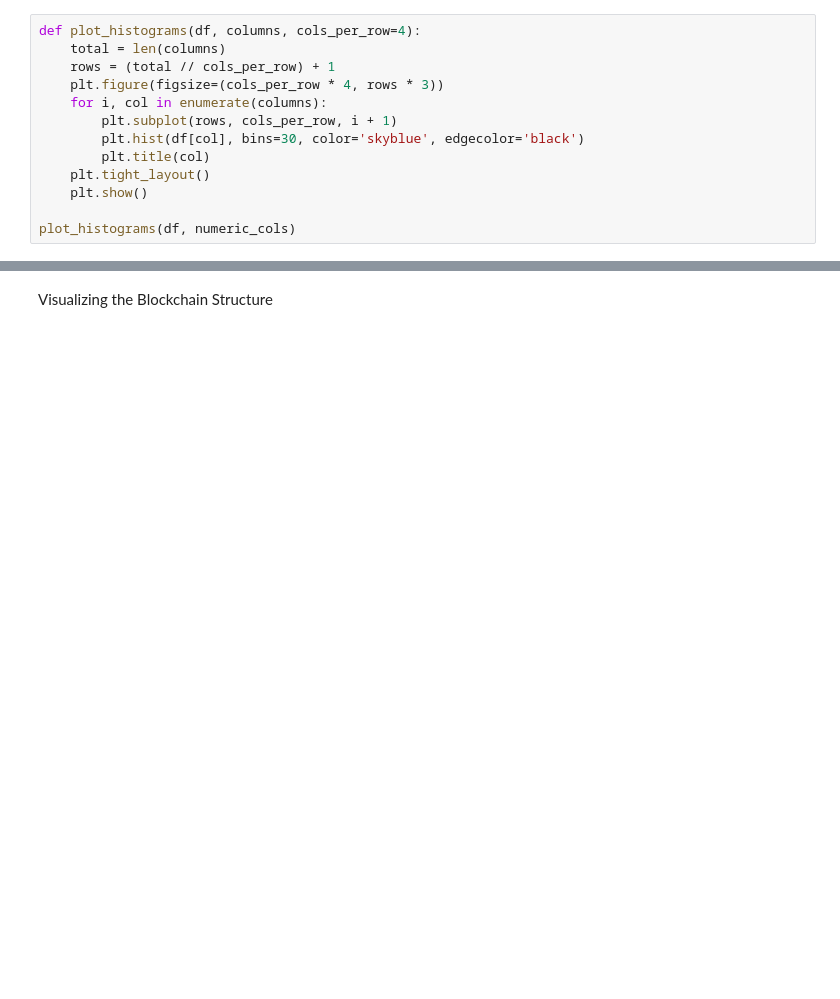
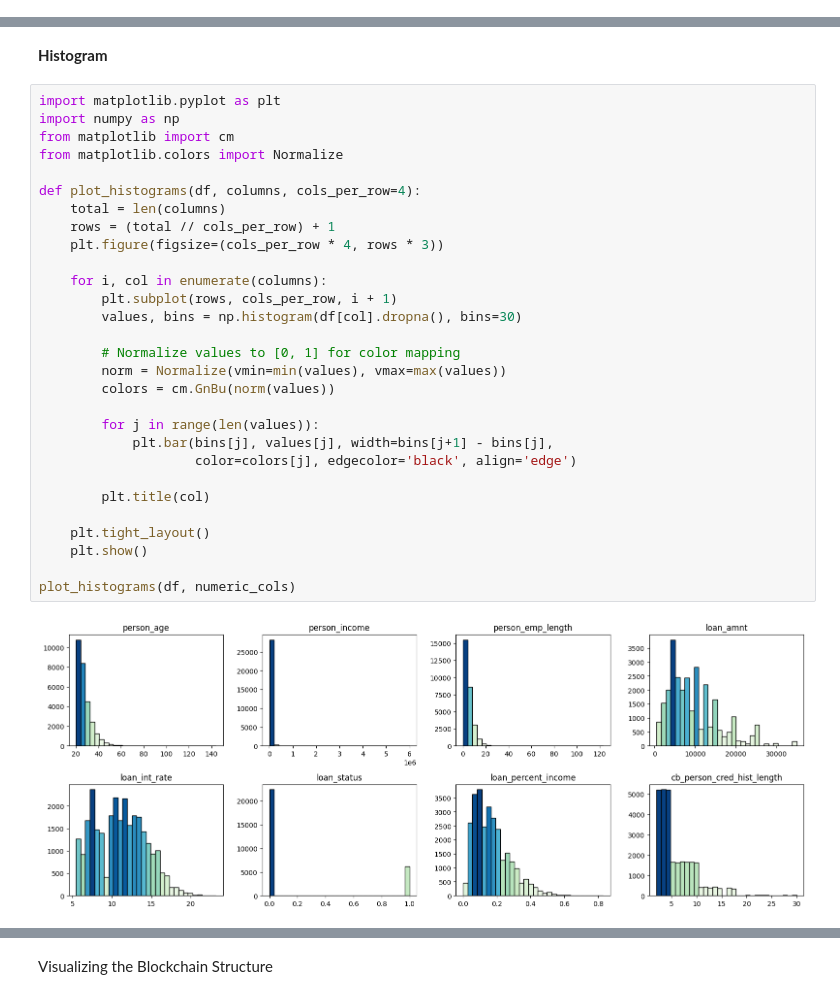
Before and after one commit to Monirules/Zero-Knowledge-Proof-based-Merkle-Tree-Enhanced-Credit-Score, a Jupyter notebook: Credit_Score_Blockchain_Final.ipynb, the cells around one changed output, grey strips where cells are left out. Saved outputs shown, nothing was run; the diff lists cells and outputs as text; blank space fills up the shorter version.

```diff
--- a/Credit_Score_Blockchain_Final.ipynb
+++ b/Credit_Score_Blockchain_Final.ipynb
@@ -186,13 +0,0 @@ plot_box_plots(df, numeric_cols)
-# %%
-def plot_histograms(df, columns, cols_per_row=4):
-    total = len(columns)
-    rows = (total // cols_per_row) + 1
-    plt.figure(figsize=(cols_per_row * 4, rows * 3))
-    for i, col in enumerate(columns):
-        plt.subplot(rows, cols_per_row, i + 1)
-        plt.hist(df[col], bins=30, color='skyblue', edgecolor='black')
-        plt.title(col)
-    plt.tight_layout()
-    plt.show()
-
-plot_histograms(df, numeric_cols)
@@ -456,0 +89,33 @@ Graph representation of a Merkle Tree
+# %% [markdown]
+**Histogram**
+# %%
+import matplotlib.pyplot as plt
+import numpy as np
+from matplotlib import cm
+from matplotlib.colors import Normalize
+
+def plot_histograms(df, columns, cols_per_row=4):
+    total = len(columns)
+    rows = (total // cols_per_row) + 1
+    plt.figure(figsize=(cols_per_row * 4, rows * 3))
+
+    for i, col in enumerate(columns):
+        plt.subplot(rows, cols_per_row, i + 1)
+        values, bins = np.histogram(df[col].dropna(), bins=30)
+
+        # Normalize values to [0, 1] for color mapping
+        norm = Normalize(vmin=min(values), vmax=max(values))
+        colors = cm.GnBu(norm(values))
+
+        for j in range(len(values)):
+            plt.bar(bins[j], values[j], width=bins[j+1] - bins[j],
+                    color=colors[j], edgecolor='black', align='edge')
+
+        plt.title(col)
+
+    plt.tight_layout()
+    plt.show()
+
+plot_histograms(df, numeric_cols)
+# %% [output]
+[figure, added]
```
Also changed, not shown: parts of 78 cells of this notebook.
